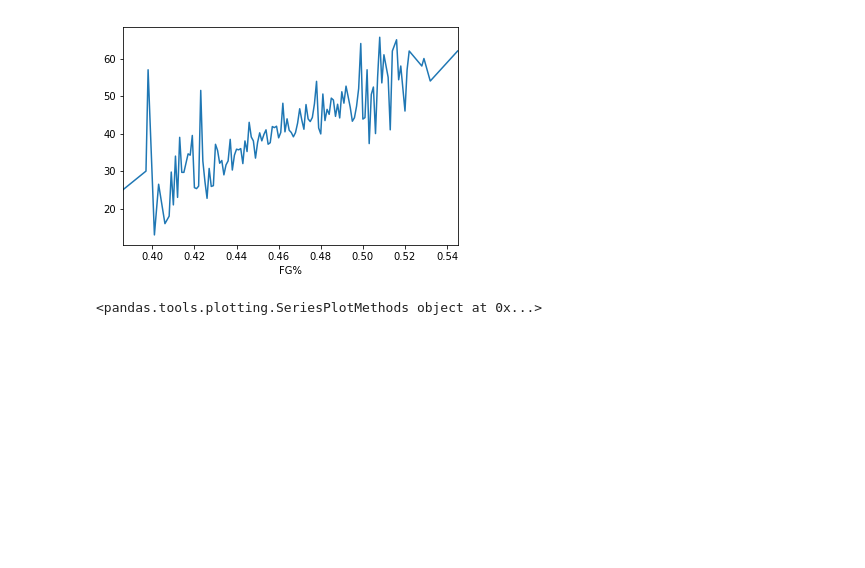
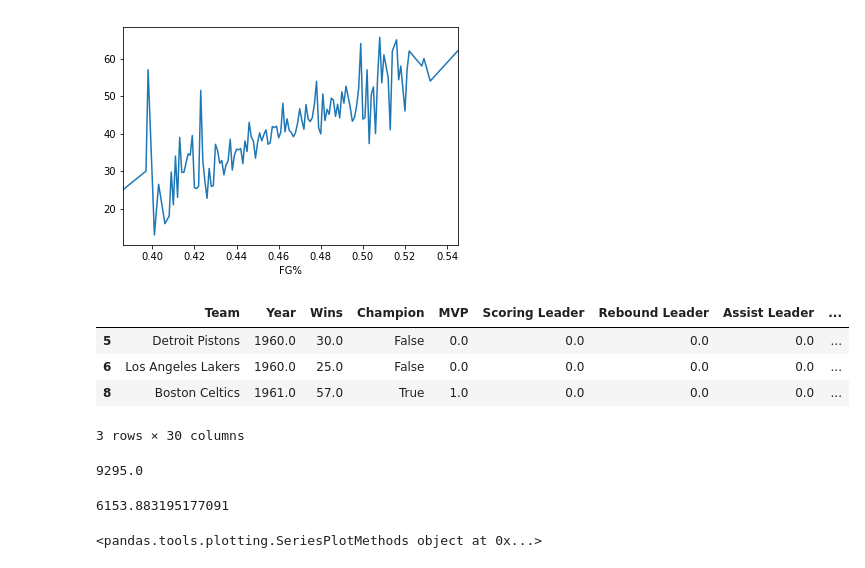
Before and after one commit to jfong27/NBA-Machine-Learning, a Jupyter notebook: Data Exploration.ipynb, the cells around one changed output. Saved outputs shown, nothing was run; the diff lists cells and outputs as text; code cells hidden in the pictures; blank space fills up the shorter version.

```diff
--- a/Data Exploration.ipynb
+++ b/Data Exploration.ipynb
@@ -67,6 +67,22 @@ data.groupby('FG%')['Wins'].mean().plot()
 # %% [output]
 <matplotlib.axes._subplots.AxesSubplot at 0x...>
 [figure]
+# %%
+data[data['FG%'] < 0.4]
+# %% [output]
+|  | Team | Year | Wins | Champion | MVP | Scoring Leader | Rebound Leader | Assist Leader | ... |
+| 5 | Detroit Pistons | 1960.0 | 30.0 | False | 0.0 | 0.0 | 0.0 | 0.0 | ... |
+| 6 | Los Angeles Lakers | 1960.0 | 25.0 | False | 0.0 | 0.0 | 0.0 | 0.0 | ... |
+| 8 | Boston Celtics | 1961.0 | 57.0 | True | 1.0 | 0.0 | 0.0 | 0.0 | ... |
+3 rows × 30 columns
+# %%
+data.iloc[8]['2P Attempts']
+# %% [output]
+9295.0
+# %%
+data[data.Year == 1961]['2P Attempts'].mean()
+# %% [output]
+6153.883195177091
 # %%
 data.groupby('FG%')['Wins'].mean().plot
 # %% [output]
```
Also changed, not shown: parts of 9 cells of this notebook, 3 other files.
